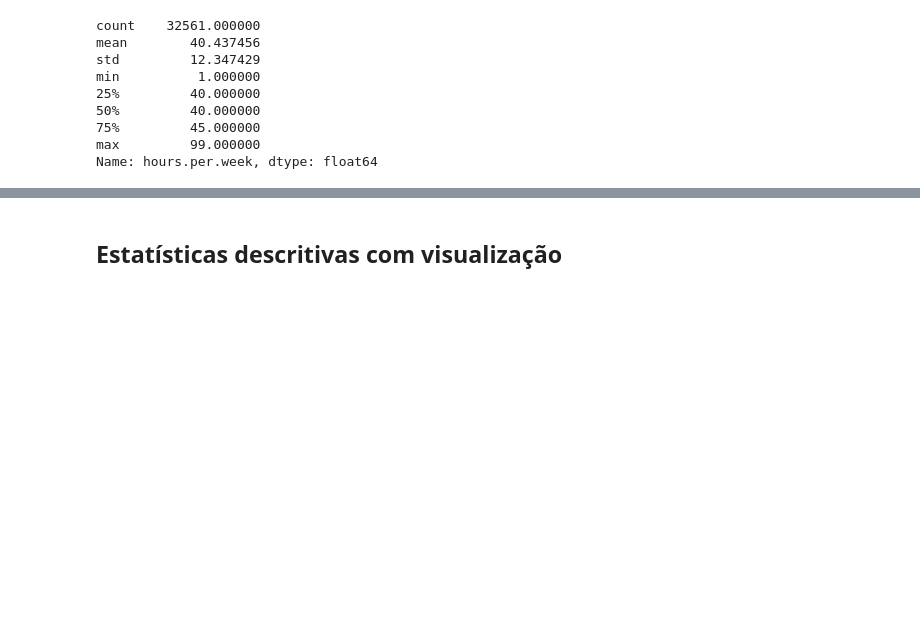
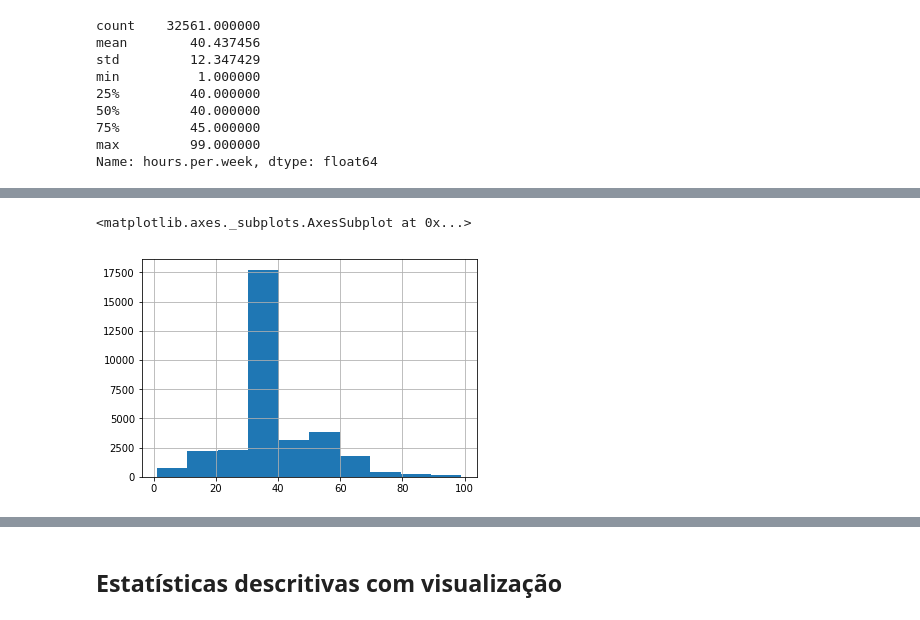
Before and after one commit to glm97/Gender-Inequality, a Jupyter notebook: gender-inequality.ipynb, the cells around one changed output, grey strips where cells are left out. Drawn from its saved outputs; the diff is of its cells as text; code cells hidden in the pictures; blank space fills up the shorter version.

```diff
--- a/gender-inequality.ipynb
+++ b/gender-inequality.ipynb
@@ -169,0 +118,5 @@ Name: hours.per.week, dtype: float64
+# %%
+base1['hours.per.week'].hist()
+# %% [output]
+<matplotlib.axes._subplots.AxesSubplot at 0x...>
+[figure, added]
```
Also changed, not shown: parts of 29 cells of this notebook.
